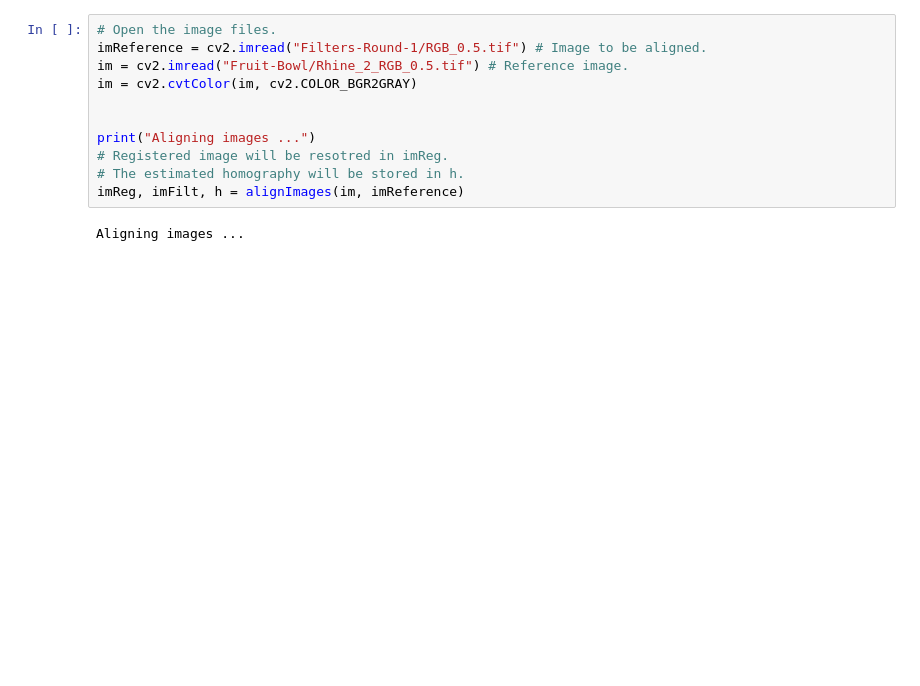
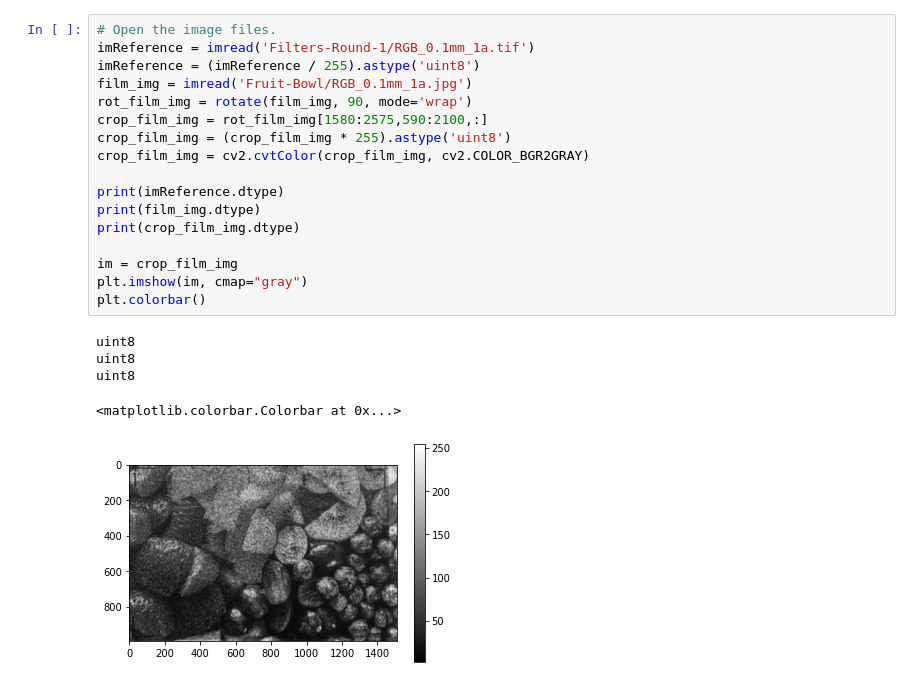
Before and after one commit to Leviticoos/Digichrome, a Jupyter notebook: ORB Matching.ipynb, the cells around one changed output. Cells and saved outputs as stored; diff of their text form; blank space fills up the shorter version.

```diff
--- a/ORB Matching.ipynb
+++ b/ORB Matching.ipynb
@@ -60,13 +60,23 @@ def alignImages(im1, im2):
 # %%
 # Open the image files.
-imReference = cv2.imread("Filters-Round-1/RGB_0.5.tif") # Image to be aligned.
-im = cv2.imread("Fruit-Bowl/Rhine_2_RGB_0.5.tif") # Reference image.
-im = cv2.cvtColor(im, cv2.COLOR_BGR2GRAY)
+imReference = imread('Filters-Round-1/RGB_0.1mm_1a.tif')
+imReference = (imReference / 255).astype('uint8')
+film_img = imread('Fruit-Bowl/RGB_0.1mm_1a.jpg')
+rot_film_img = rotate(film_img, 90, mode='wrap')
+crop_film_img = rot_film_img[1580:2575,590:2100,:]
+crop_film_img = (crop_film_img * 255).astype('uint8')
+crop_film_img = cv2.cvtColor(crop_film_img, cv2.COLOR_BGR2GRAY)
 
+print(imReference.dtype)
+print(film_img.dtype)
+print(crop_film_img.dtype)
 
-print("Aligning images ...")
-# Registered image will be resotred in imReg.
-# The estimated homography will be stored in h.
-imReg, imFilt, h = alignImages(im, imReference)
+im = crop_film_img
+plt.imshow(im, cmap="gray")
+plt.colorbar()
 # %% [output]
-Aligning images ...
+uint8
+uint8
+uint8
+<matplotlib.colorbar.Colorbar at 0x...>
+[figure, added]
```
Also changed, not shown: parts of 8 cells of this notebook, 2 other files.
